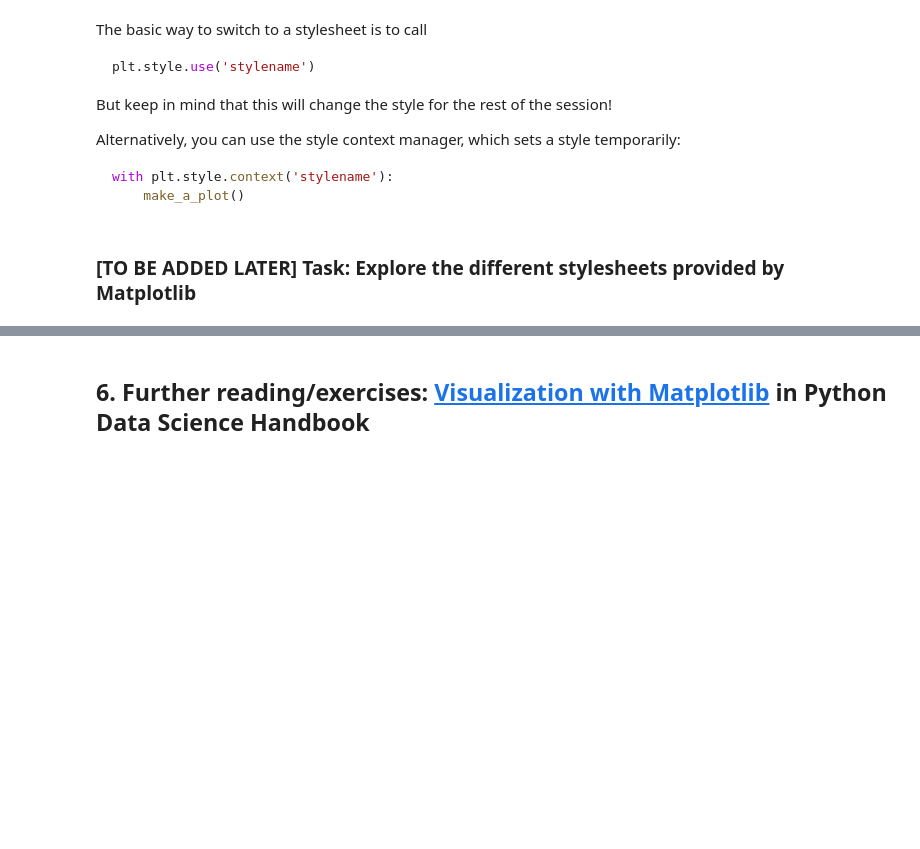
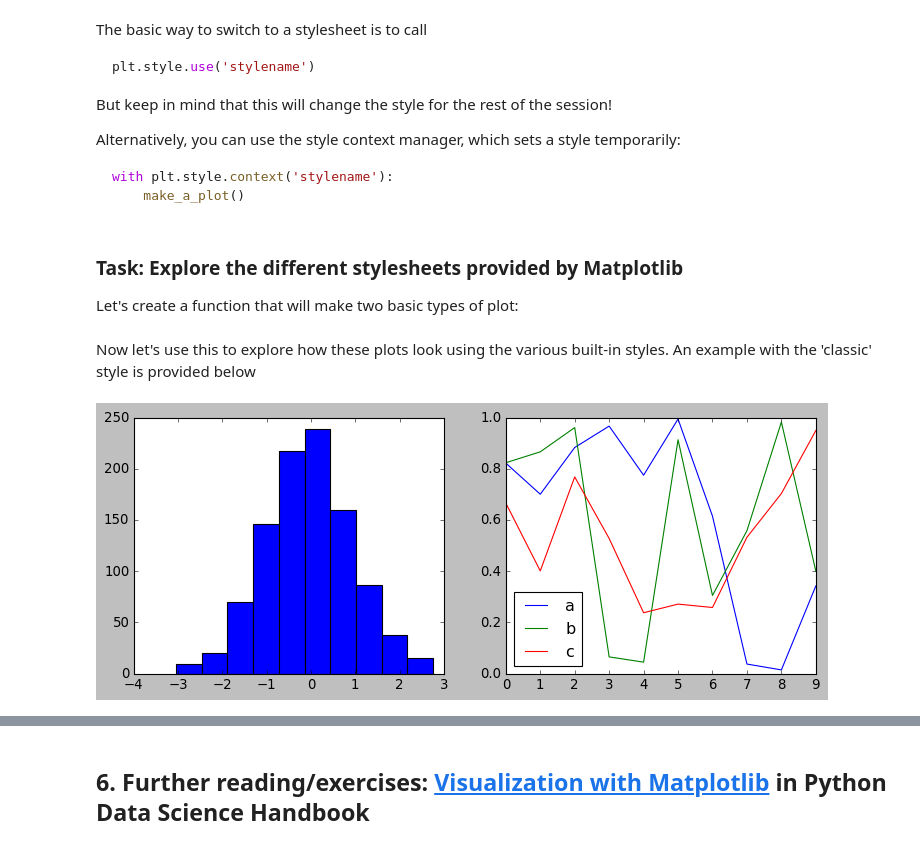
Before and after one commit to CUAstro-REU-Python-Workshop/2020-workshop, a Jupyter notebook: day2/day2.ipynb, the cells around one changed output, grey strips where cells are left out. Cells and saved outputs as stored; diff of their text form; code cells hidden in the pictures; blank space fills up the shorter version.

````diff
--- a/day2/day2.ipynb
+++ b/day2/day2.ipynb
@@ -246,3 +263,26 @@ plt.errorbar(x, y, yerr=dy, fmt='o', color='black',
+# %%
+x = np.linspace(0,10,100)
+
+y = np.copy(x)    # numpy's copy function creates a copy of an array
+
+fig = plt.figure(figsize=())    # initialize figure with a given size
+
+# plot y before adding noise
+
+plt.plot(x,y,'')    # solid blue line
+
+# add gaussian noise to y with sigma of 0.5
+
+sigma = 0.5
+
+noise =
+
+y = y + noise
+
+plt.errorbar(x, y, yerr=dy, fmt='', color='',markersize=6
+             ecolor='', elinewidth=, capsize=)
+
+# Look up how to increase fontsize of xticks label
 # %% [markdown]
 ## 4. Customizing Matplotlib: `rcParams` and `stylesheets`
 
@@ -347,4 +387,21 @@ with plt.style.context('stylename'):
     make_a_plot()
 ```
 # %% [markdown]
-### [TO BE ADDED LATER] Task: Explore the different stylesheets provided by Matplotlib
+### Task: Explore the different stylesheets provided by Matplotlib
+
+Let's create a function that will make two basic types of plot:
+# %%
+def hist_and_lines():
+    np.random.seed(0)
+    fig, ax = plt.subplots(1, 2, figsize=(11, 4))
+    ax[0].hist(np.random.randn(1000))
+    for i in range(3):
+        ax[1].plot(np.random.rand(10))
+    ax[1].legend(['a', 'b', 'c'], loc='lower left')
+# %% [markdown]
+Now let's use this to explore how these plots look using the various built-in styles. An example with the 'classic' style is provided below
+# %%
+with plt.style.context('classic'):
+    hist_and_lines()
+# %% [output]
+[figure, added]
````
Also changed, not shown: parts of 14 cells of this notebook.
